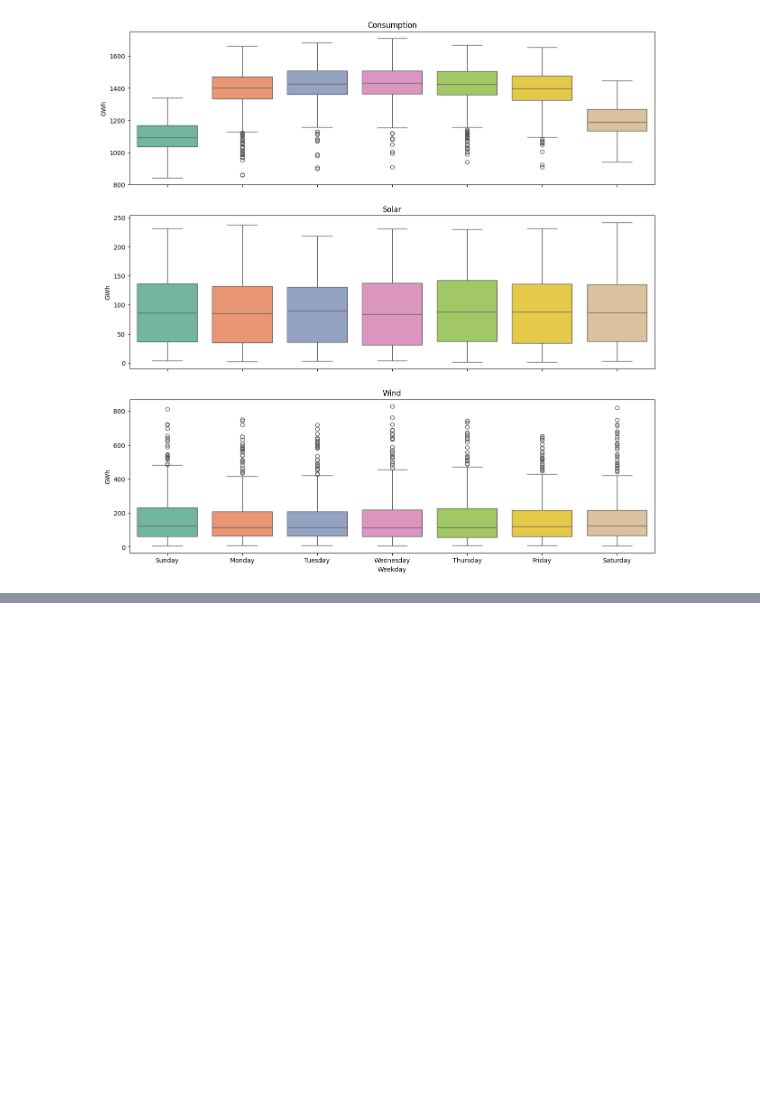
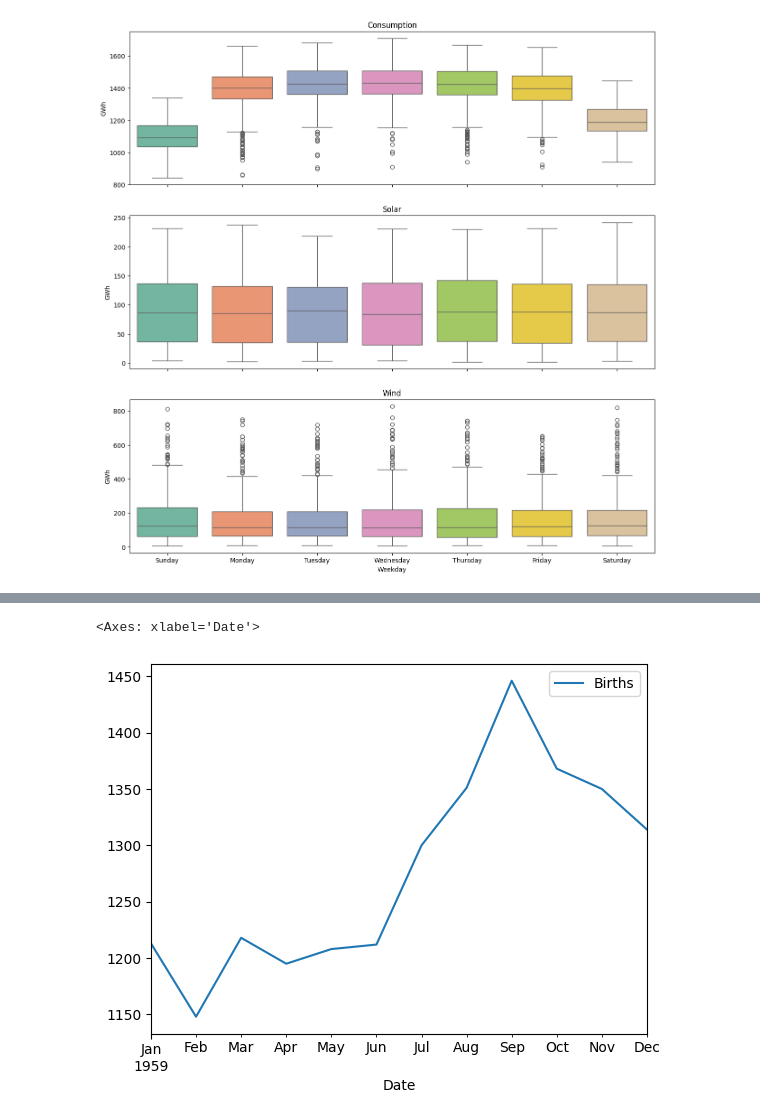
Before and after one commit to olyanos/kfupmCourse, a Jupyter notebook: module3/Day3/Day3.ipynb, the cells around one changed output, grey strips where cells are left out. Drawn from its saved outputs; the diff is of its cells as text; code cells hidden in the pictures; blank space fills up the shorter version.

```diff
--- a/module3/Day3/Day3.ipynb
+++ b/module3/Day3/Day3.ipynb
@@ -136,0 +247,5 @@ normal.plot(x='time',kind = 'line')
+# %%
+df.resample('ME').sum().plot()
+# %% [output]
+<Axes: xlabel='Date'>
+[figure, added]
```
Also changed, not shown: parts of 23 cells of this notebook, 29 other files.
